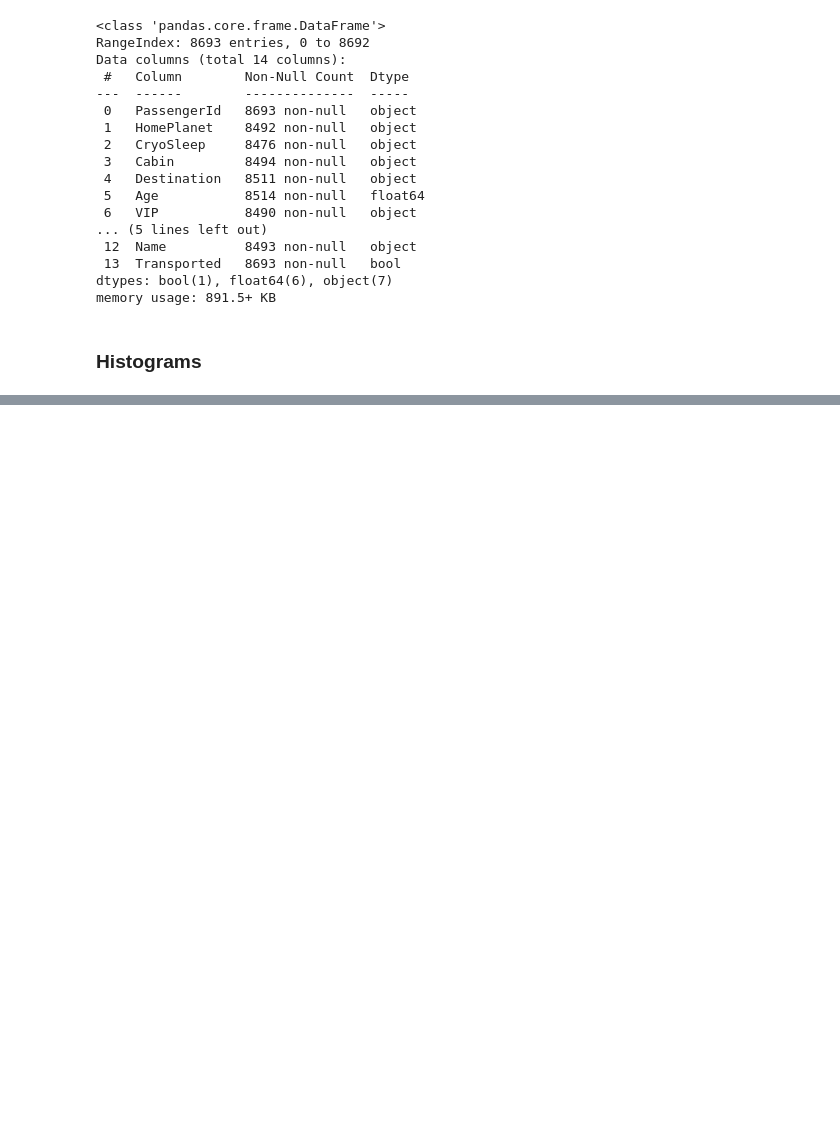
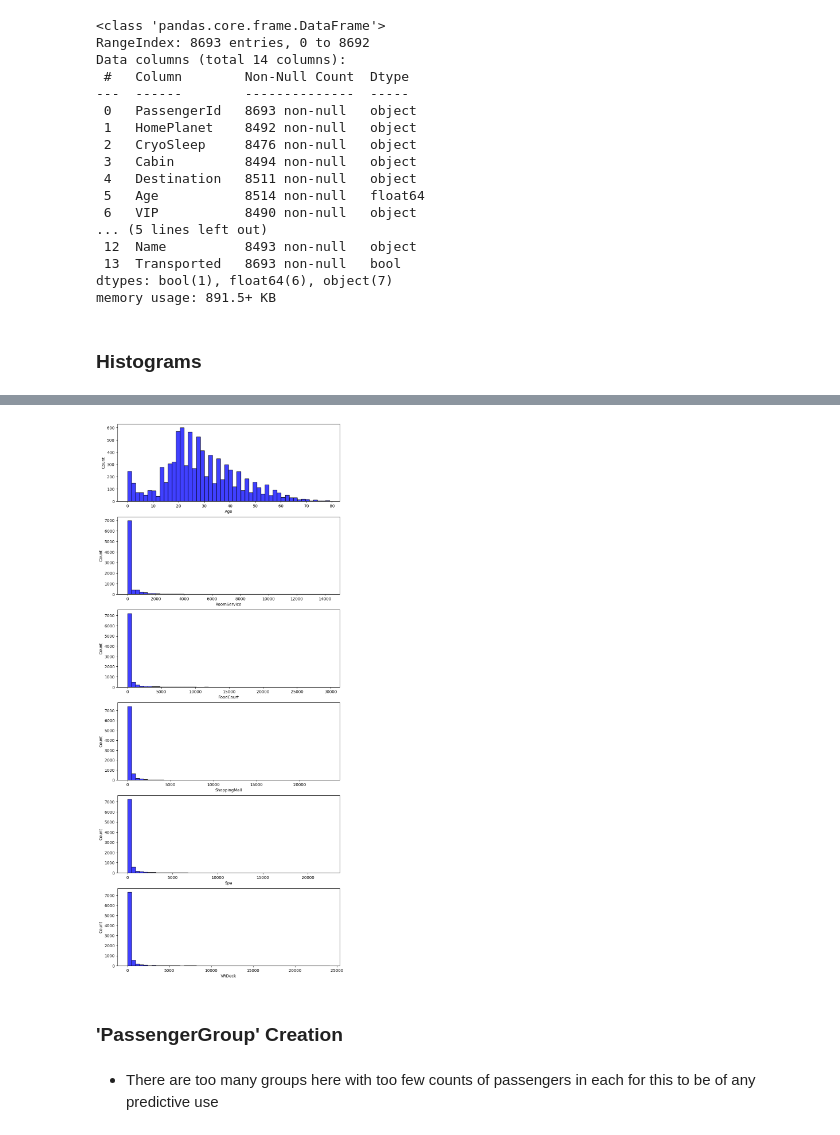
Before and after one commit to 20mattk/Kaggle-Spaceship-Titanic-Competition, a Jupyter notebook: spaceship.ipynb, the cells around one changed output, grey strips where cells are left out. Saved outputs shown, nothing was run; the diff lists cells and outputs as text; code cells hidden in the pictures; blank space fills up the shorter version.

```diff
--- a/spaceship.ipynb
+++ b/spaceship.ipynb
@@ -57,11 +54,3 @@ dtypes: bool(1), float64(6), object(7)
 memory usage: 891.5+ KB
 # %% [markdown]
 ### Histograms
-# %%
-# split cabin numbers up by letter category
-# create histograms/bar charts for bool and category/object fields
-
-for c in train_df.drop(['PassengerId', 'Name'], axis=1).select_dtypes(include='number'):
-    plt.hist(train_df[c])
-    plt.title(c)
-    plt.show()
@@ -74,0 +57,12 @@ for c in train_df.drop(['PassengerId', 'Name'], axis=1).select_dtypes(include='n
+# %%
+fig, ax = plt.subplots(6, 1, figsize=(10, 10))
+plt.subplots_adjust(top=2)
+
+for i, c in enumerate(train_df.drop(['PassengerId', 'Name'], axis=1).select_dtypes(include='number')):
+    sns.histplot(train_df[c], color='b', bins=50, ax=ax[i])
+# %% [output]
+[figure, added]
+# %% [markdown]
+### 'PassengerGroup' Creation
+# %% [markdown]
+- There are too many groups here with too few counts of passengers in each for this to be of any predictive use
```
Also changed, not shown: parts of 25 cells of this notebook.
